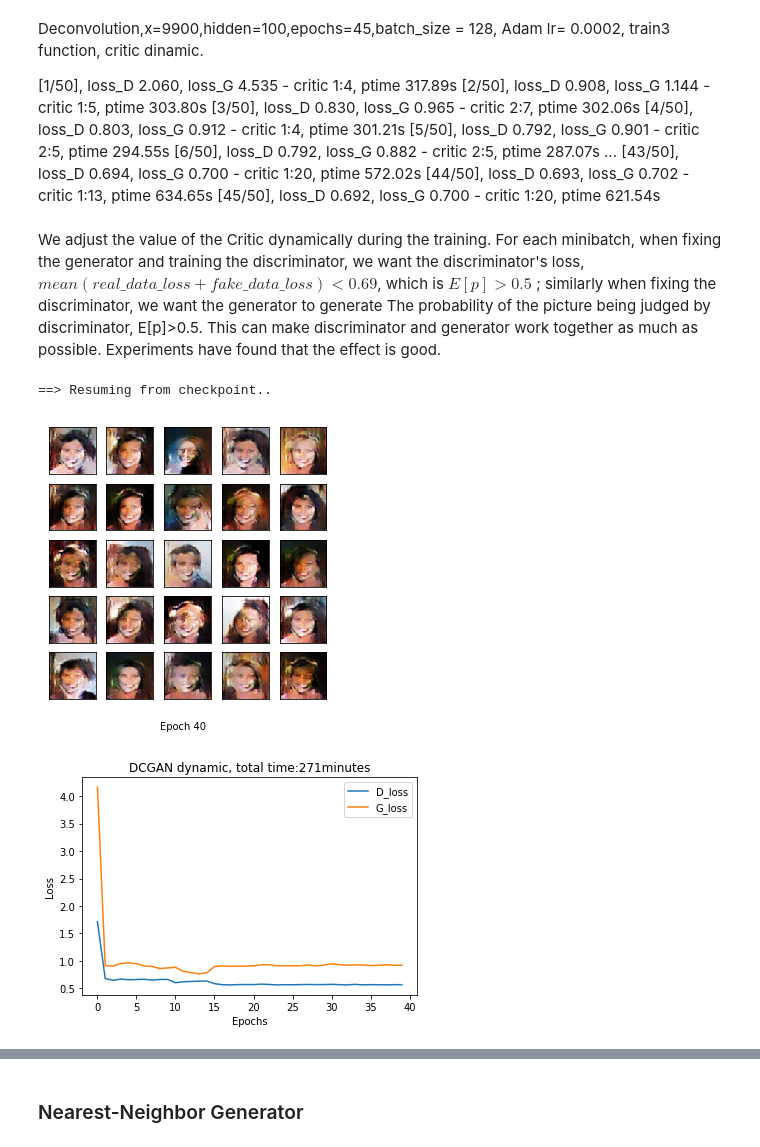
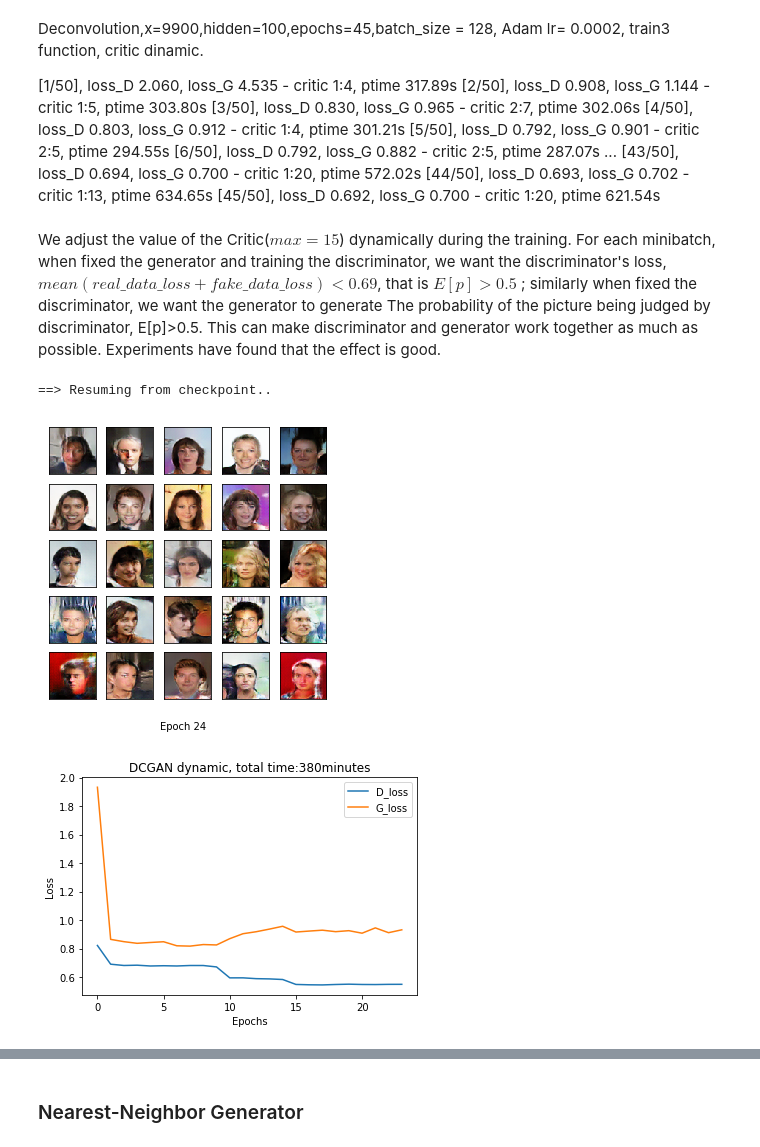
Before and after one commit to fanxiao001/ift6135-assignment, a Jupyter notebook: assignment4/ift6135_hwk4.ipynb, the cells around one changed output, grey strips where cells are left out. Cells and saved outputs as stored; diff of their text form; code cells hidden in the pictures.

Commit message:
deconv critic dynamic

```diff
--- a/assignment4/ift6135_hwk4.ipynb
+++ b/assignment4/ift6135_hwk4.ipynb
@@ -97,26 +97,26 @@ Deconvolution,x=9900,hidden=100,epochs=45,batch_size = 128, Adam lr= 0.0002, tra
 [44/50], loss_D 0.693, loss_G 0.702 - critic 1:13, ptime 634.65s
 [45/50], loss_D 0.692, loss_G 0.700 - critic 1:20, ptime 621.54s
 # %% [markdown]
-We adjust the value of the Critic dynamically during the training. For each minibatch, when fixing the generator and training the discriminator, we want the discriminator's loss, $mean(real\_data\_loss+fake\_data\_loss)<0.69$, which is $E[p]>0.5$ ; similarly when fixing the discriminator, we want the generator to generate The probability of the picture being judged by discriminator, E[p]>0.5. This can make discriminator and generator work together as much as possible. Experiments have found that the effect is good.
+We adjust the value of the Critic($max=15$) dynamically during the training. For each minibatch, when fixed the generator and training the discriminator, we want the discriminator's loss, $mean(real\_data\_loss+fake\_data\_loss)<0.69$, that is $E[p]>0.5$ ; similarly when fixed the discriminator, we want the generator to generate The probability of the picture being judged by discriminator, E[p]>0.5. This can make discriminator and generator work together as much as possible. Experiments have found that the effect is good.
 # %%
 # Dynamic critic of grandiant descent between Distriminator and Generator.
-filename='GANDeconvolution_t4000_h100_ep40.cdynamic'
+filename='GANDeconv_t9999_h100_train2_ep24'
 hidden_dim = 100
 
 G,D,train_hist = GAN_CelebA.loadCheckpoint(filename,hidden_dim,use_cuda=use_cuda)
 epoch_num=len(train_hist['D_losses'])
 GAN_CelebA.show_result(G,D,epoch_num, hidden_dim, show=True,save=True, path='figures/'+filename+'.pdf', use_cuda=use_cuda)
 
 plt.plot(range(0,epoch_num),train_hist['D_losses'],label='D_loss')
 plt.plot(range(0,epoch_num),train_hist['G_losses'],label='G_loss')
 # plt.plot(range(0,epoch_num),train_hist['Inc_score'],linestyle='--',label='Inc_score')
 plt.xlabel('Epochs')
 plt.ylabel('Loss')
 plt.title('DCGAN dynamic, total time:'+str(int(train_hist['total_ptime'][-1]/60))+'minutes')
 plt.legend()
 plt.savefig('figures/'+filename+'_Loss.pdf')
 plt.show()
 # %% [output]
 ==> Resuming from checkpoint..
-[figure, old version]
+[figure, new version]
-[figure, old version]
+[figure, new version]
```
Also changed, not shown: parts of 8 cells of this notebook, 3 other files.
